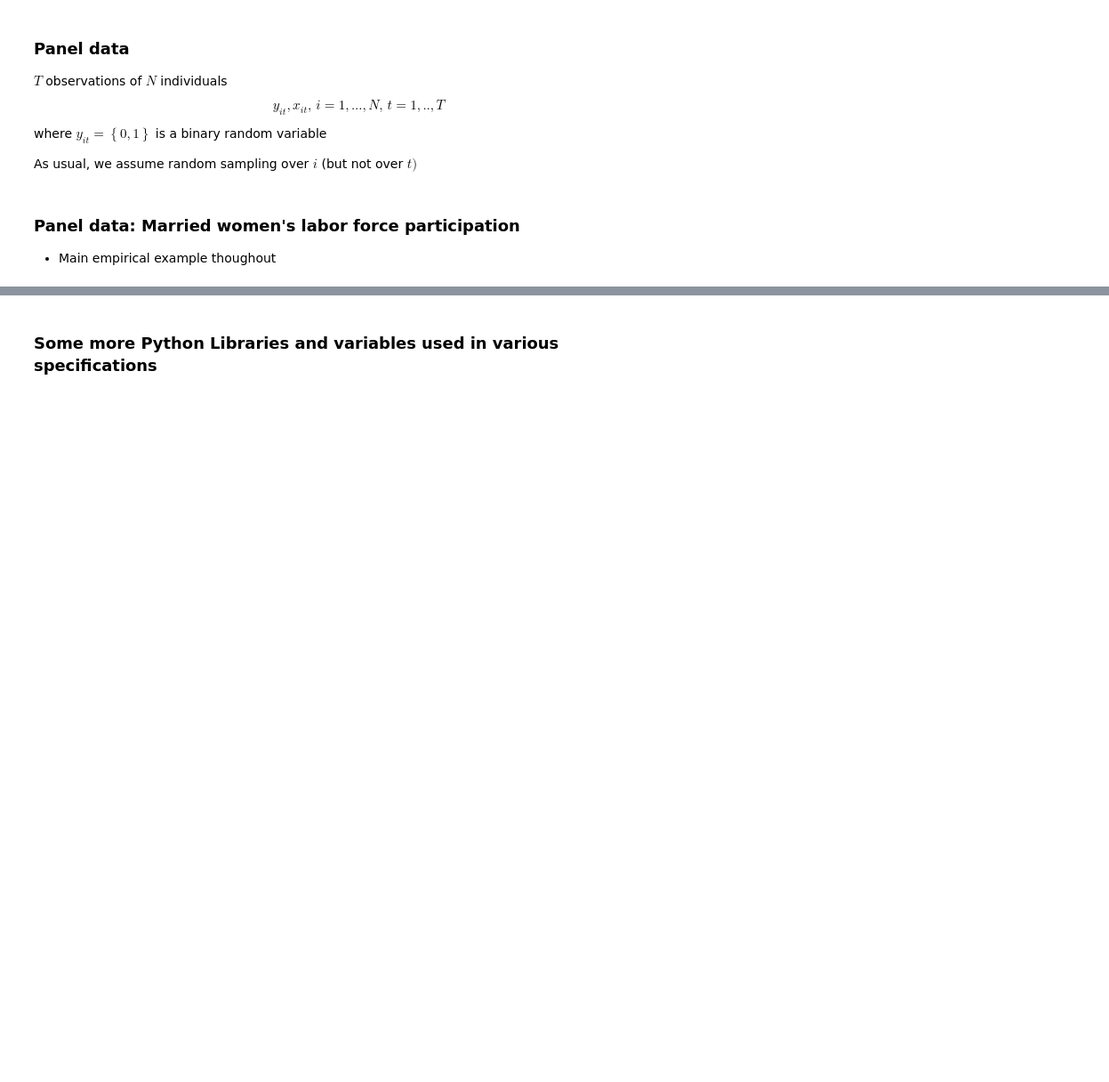
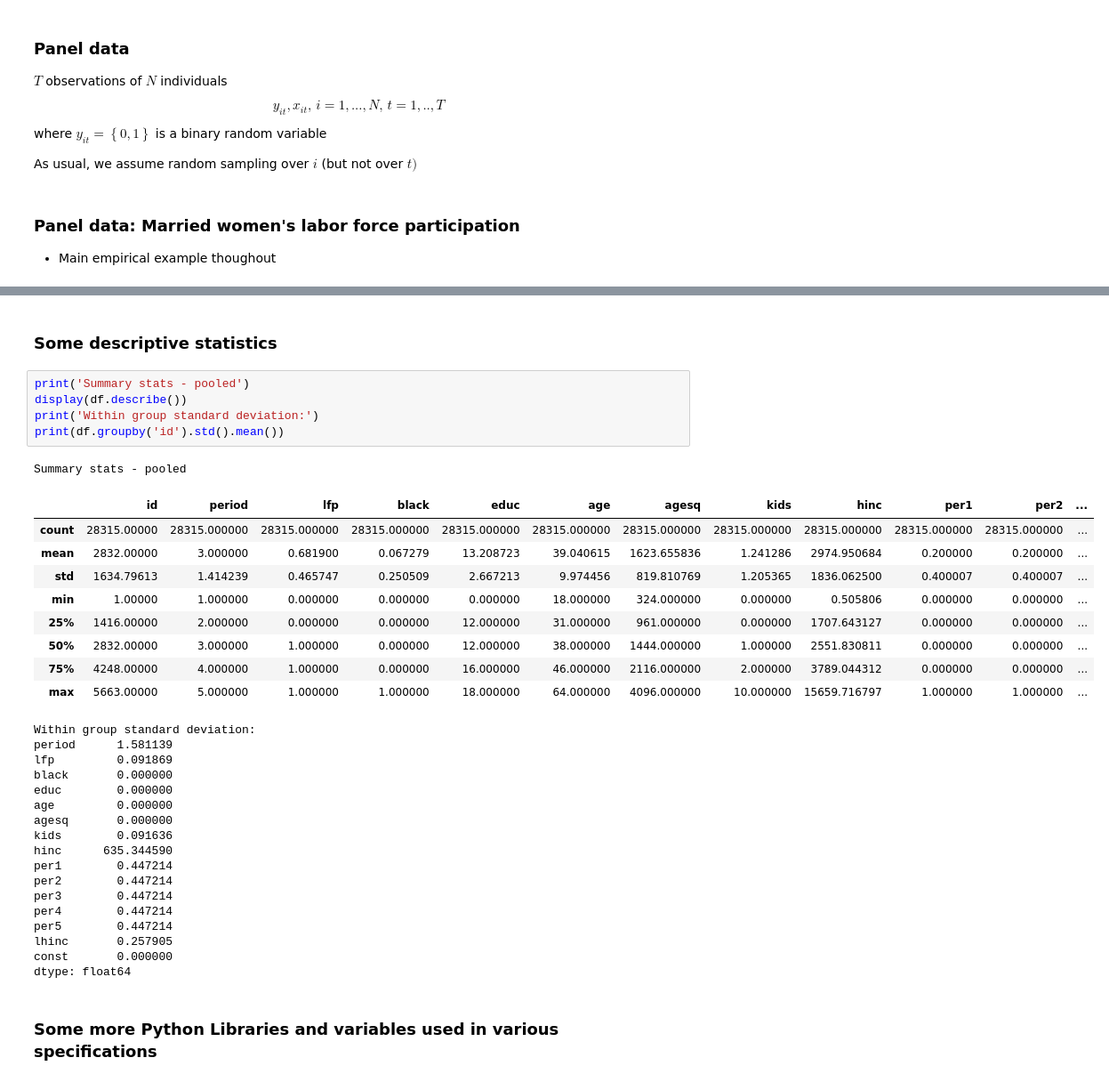
Before and after one commit to bschjerning/EconometricsB, a Jupyter notebook: lectures/12_binary_response_panel/binary_choice_panel.ipynb, the cells around one changed output, grey strips where cells are left out. Shown at 89% size. Cells and saved outputs as stored; diff of their text form; blank space fills up the shorter version.

```diff
--- a/lectures/12_binary_response_panel/binary_choice_panel.ipynb
+++ b/lectures/12_binary_response_panel/binary_choice_panel.ipynb
@@ -51,3 +65,38 @@ df.head(10)
+# %% [markdown]
+### Some descriptive statistics
+# %%
+print('Summary stats - pooled')
+display(df.describe())
+print('Within group standard deviation:')
+print(df.groupby('id').std().mean())
+# %% [output]
+Summary stats - pooled
+|  | id | period | lfp | black | educ | age | agesq | kids | hinc | per1 | per2 | ... |
+| count | 28315.00000 | 28315.000000 | 28315.000000 | 28315.000000 | 28315.000000 | 28315.000000 | 28315.000000 | 28315.000000 | 28315.000000 | 28315.000000 | 28315.000000 | ... |
+| mean | 2832.00000 | 3.000000 | 0.681900 | 0.067279 | 13.208723 | 39.040615 | 1623.655836 | 1.241286 | 2974.950684 | 0.200000 | 0.200000 | ... |
+| std | 1634.79613 | 1.414239 | 0.465747 | 0.250509 | 2.667213 | 9.974456 | 819.810769 | 1.205365 | 1836.062500 | 0.400007 | 0.400007 | ... |
+| min | 1.00000 | 1.000000 | 0.000000 | 0.000000 | 0.000000 | 18.000000 | 324.000000 | 0.000000 | 0.505806 | 0.000000 | 0.000000 | ... |
+| 25% | 1416.00000 | 2.000000 | 0.000000 | 0.000000 | 12.000000 | 31.000000 | 961.000000 | 0.000000 | 1707.643127 | 0.000000 | 0.000000 | ... |
+| 50% | 2832.00000 | 3.000000 | 1.000000 | 0.000000 | 12.000000 | 38.000000 | 1444.000000 | 1.000000 | 2551.830811 | 0.000000 | 0.000000 | ... |
+| 75% | 4248.00000 | 4.000000 | 1.000000 | 0.000000 | 16.000000 | 46.000000 | 2116.000000 | 2.000000 | 3789.044312 | 0.000000 | 0.000000 | ... |
+| max | 5663.00000 | 5.000000 | 1.000000 | 1.000000 | 18.000000 | 64.000000 | 4096.000000 | 10.000000 | 15659.716797 | 1.000000 | 1.000000 | ... |
+Within group standard deviation:
+period      1.581139
+lfp         0.091869
+black       0.000000
+educ        0.000000
+age         0.000000
+agesq       0.000000
+kids        0.091636
+hinc      635.344590
+per1        0.447214
+per2        0.447214
+per3        0.447214
+per4        0.447214
+per5        0.447214
+lhinc       0.257905
+const       0.000000
+dtype: float64
 # %% [markdown]
 ### Some more Python Libraries and variables used in various specifications
 # %%
```
Also changed, not shown: parts of 16 cells of this notebook.
